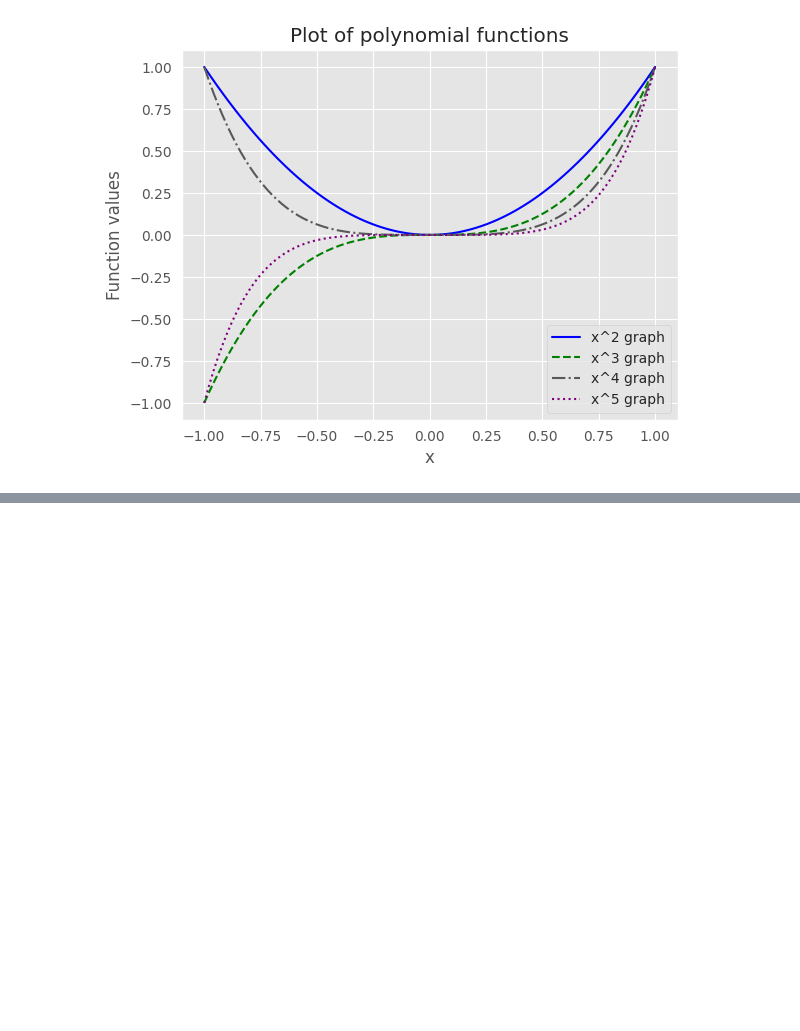
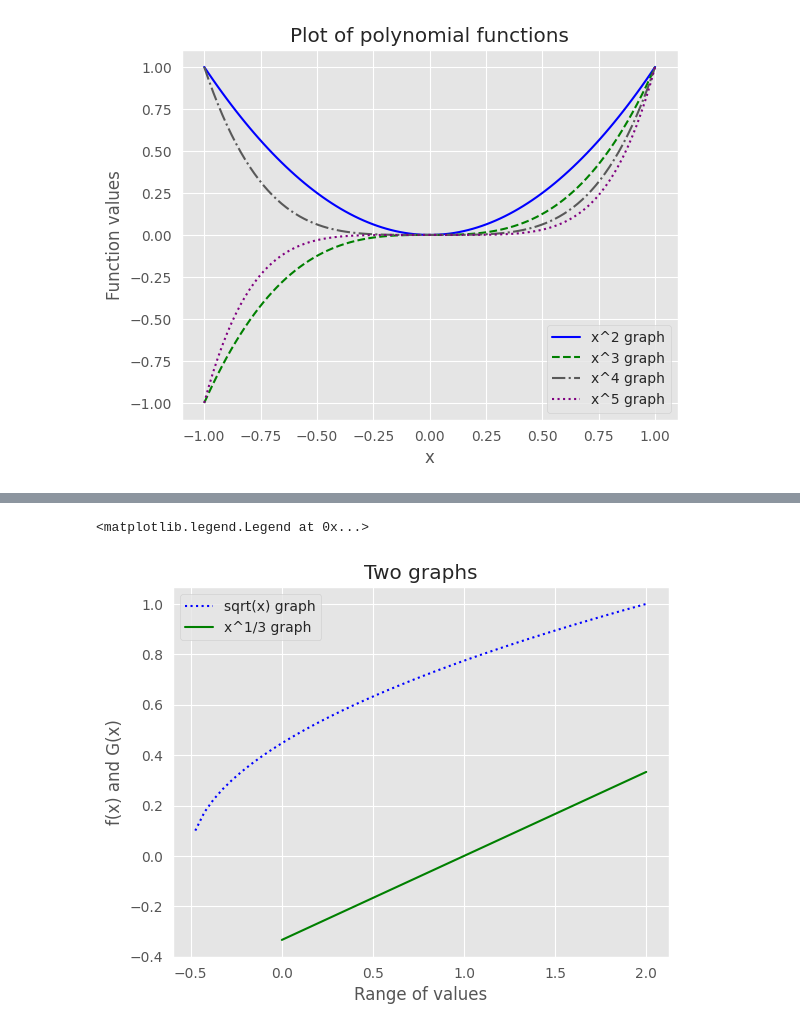
Before and after one commit to alexkardan/Data110, a Jupyter notebook: matplotlib_assignment.ipynb, the cells around one changed output, grey strips where cells are left out. Drawn from its saved outputs; the diff is of its cells as text; code cells hidden in the pictures; blank space fills up the shorter version.

```diff
--- a/matplotlib_assignment.ipynb
+++ b/matplotlib_assignment.ipynb
@@ -75,0 +97,20 @@ plt.legend()
+# %%
+#range of values
+X = np.linspace(-3,2,100)
+
+#labeled axis and graph
+I = np.sqrt(x)
+plt.plot(X, I, label = 'sqrt(x) graph', color = 'Blue', linestyle = ':' )
+plt.title('Two graphs')
+plt.xlabel('Range of values')
+plt.ylabel('f(x) and G(x)')
+plt.legend()
+
+#range of values
+X = np.linspace(0,2,100)
+G = x**1/3
+plt.plot(X,G, label = 'x^1/3 graph', color = 'g', linestyle = '-')
+plt.legend()
+# %% [output]
+<matplotlib.legend.Legend at 0x...>
+[figure, added]
```
Also changed, not shown: parts of 7 cells of this notebook.
